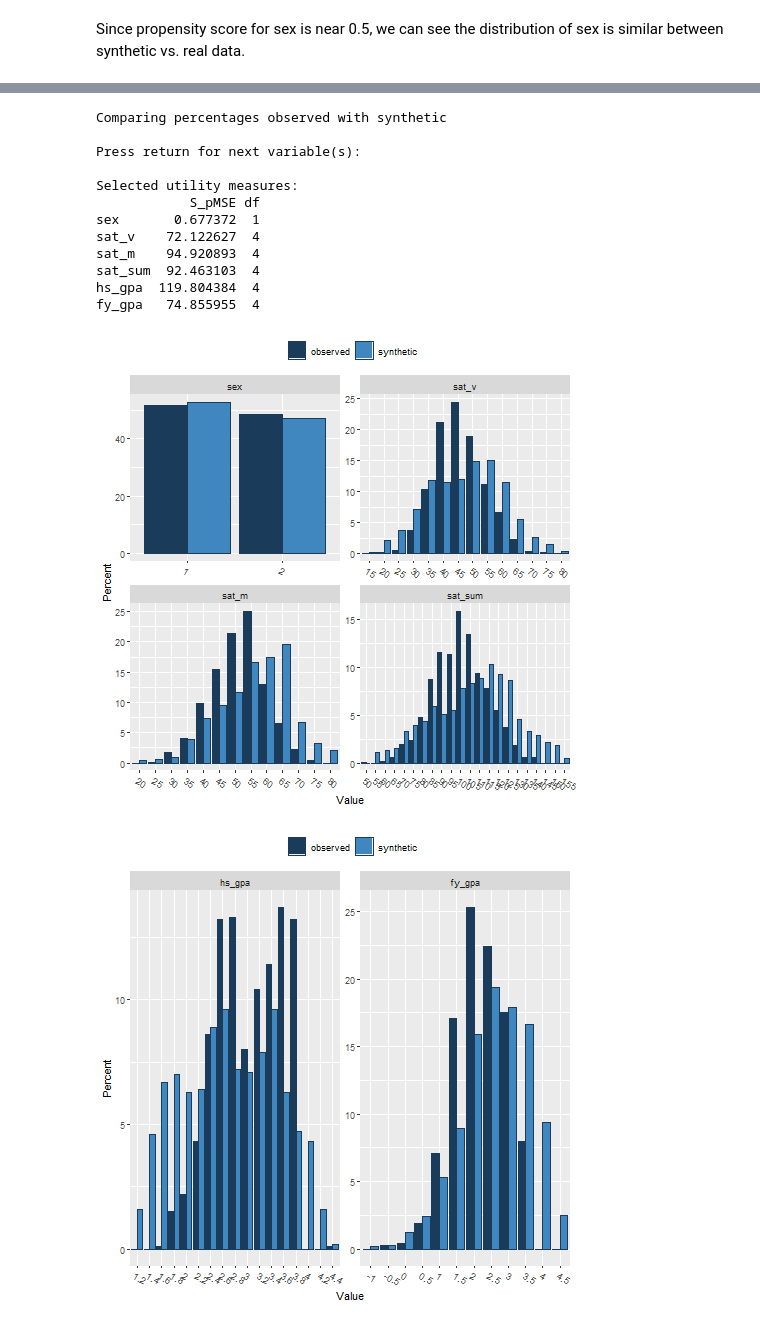
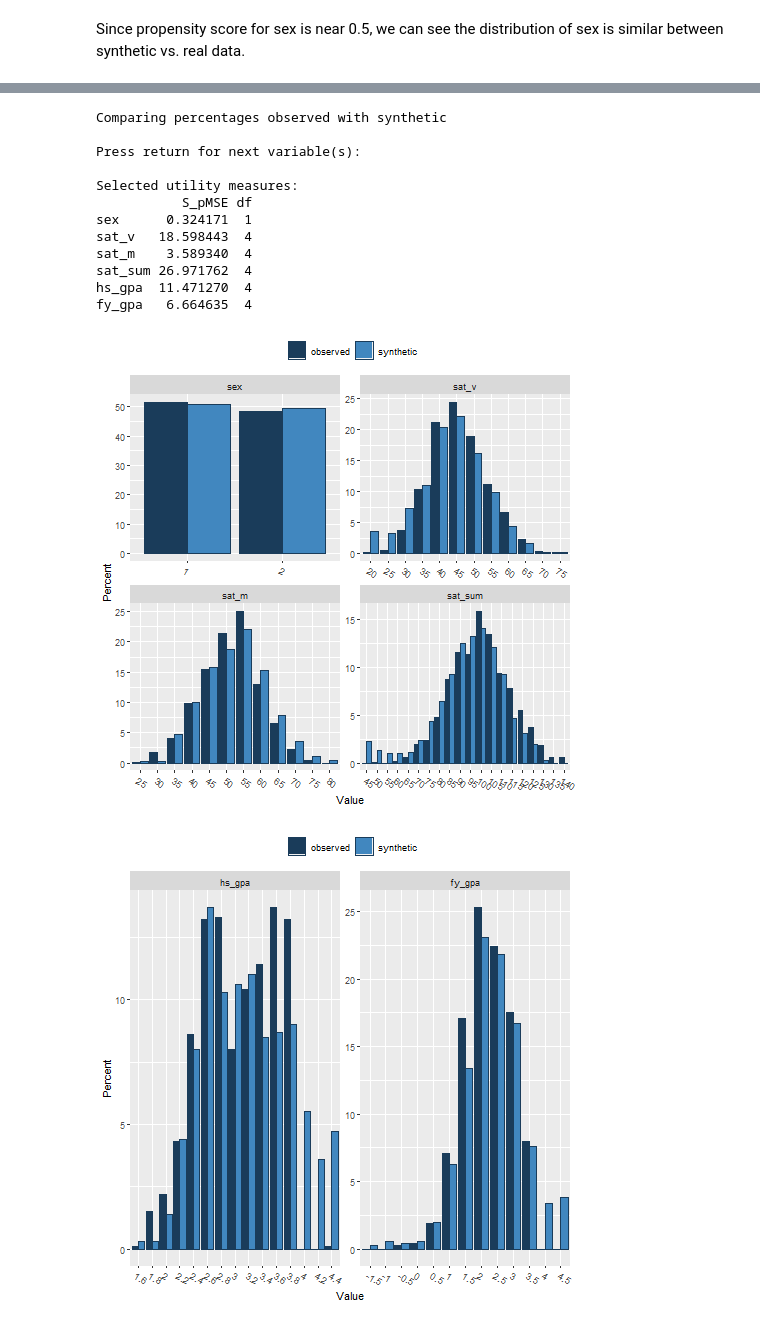
Before and after one commit to koobot/hgl_synth_challenge, a Jupyter notebook: ctgan.ipynb, the cells around one changed output, grey strips where cells are left out. Saved outputs shown, nothing was run; the diff lists cells and outputs as text; code cells hidden in the pictures.

Commit message:
fine tuned parameters for ctgan, getting better synth data. Tidied up notebook. Todo: interpret the utility scores more coherently.

```diff
--- a/ctgan.ipynb
+++ b/ctgan.ipynb
@@ -48,5 +68,5 @@ discrete_cols = [
 # %%
-model = CTGANSynthesizer()
+model = CTGANSynthesizer(batch_size=250, discriminator_steps=3, generator_lr=2e-3, discriminator_lr=2e-3)
 model.fit(df, discrete_cols)
 # %%
 synth_df = model.sample(1000)
@@ -132,22 +136,22 @@ First, we visualise the univariate distributions for each variable.
 # %%
 %%R -i df,synth_df
 
 library(synthpop)
 
-compare(synth_df, df, utility.stats = c("S_pMSE", "df"))
+synthpop::compare(synth_df, df, utility.stats = c("S_pMSE", "df"))
 # %% [output]
 Comparing percentages observed with synthetic
 
 Press return for next variable(s):
 
 Selected utility measures:
-            S_pMSE df
-sex       0.677372  1
-sat_v    72.122627  4
-sat_m    94.920893  4
-sat_sum  92.463103  4
-hs_gpa  119.804384  4
-fy_gpa   74.855955  4
+           S_pMSE df
+sex      0.324171  1
+sat_v   18.598443  4
+sat_m    3.589340  4
+sat_sum 26.971762  4
+hs_gpa  11.471270  4
+fy_gpa   6.664635  4
-[figure, old version]
+[figure, new version]
-[figure, old version]
+[figure, new version]
 # %% [markdown]
```
Also changed, not shown: parts of 11 cells of this notebook, 1 other file.
